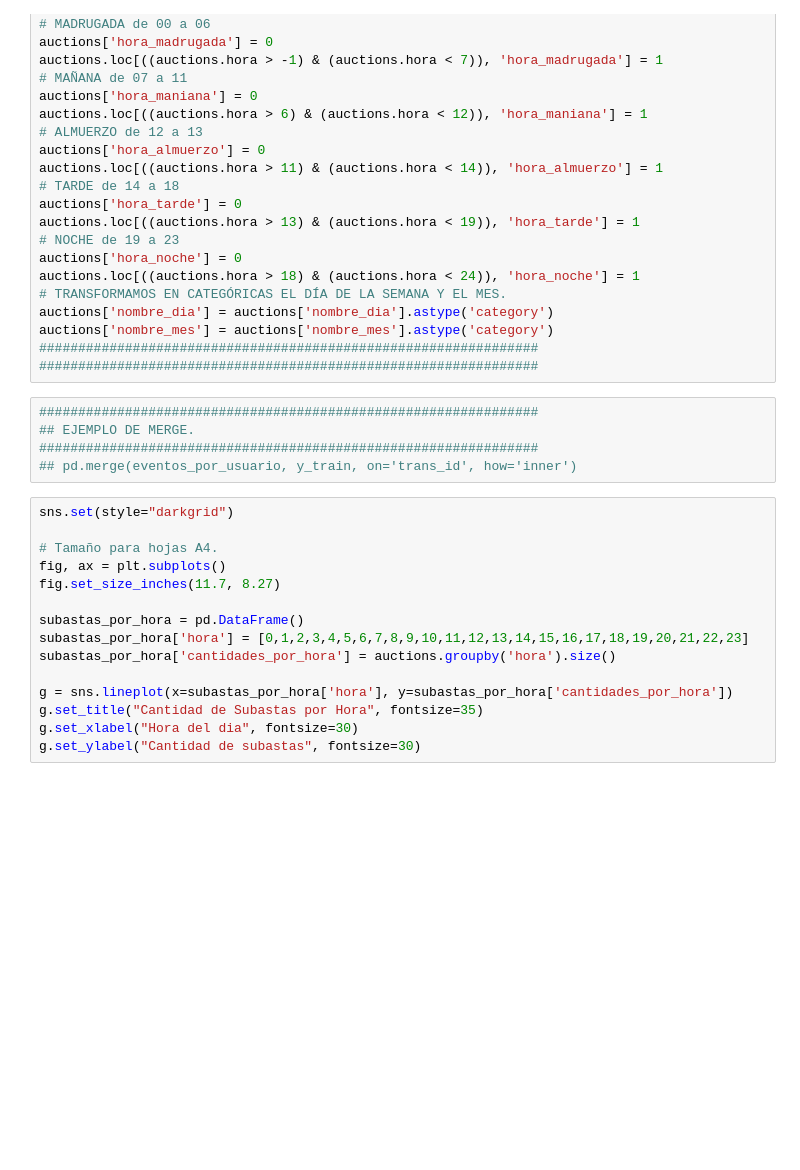
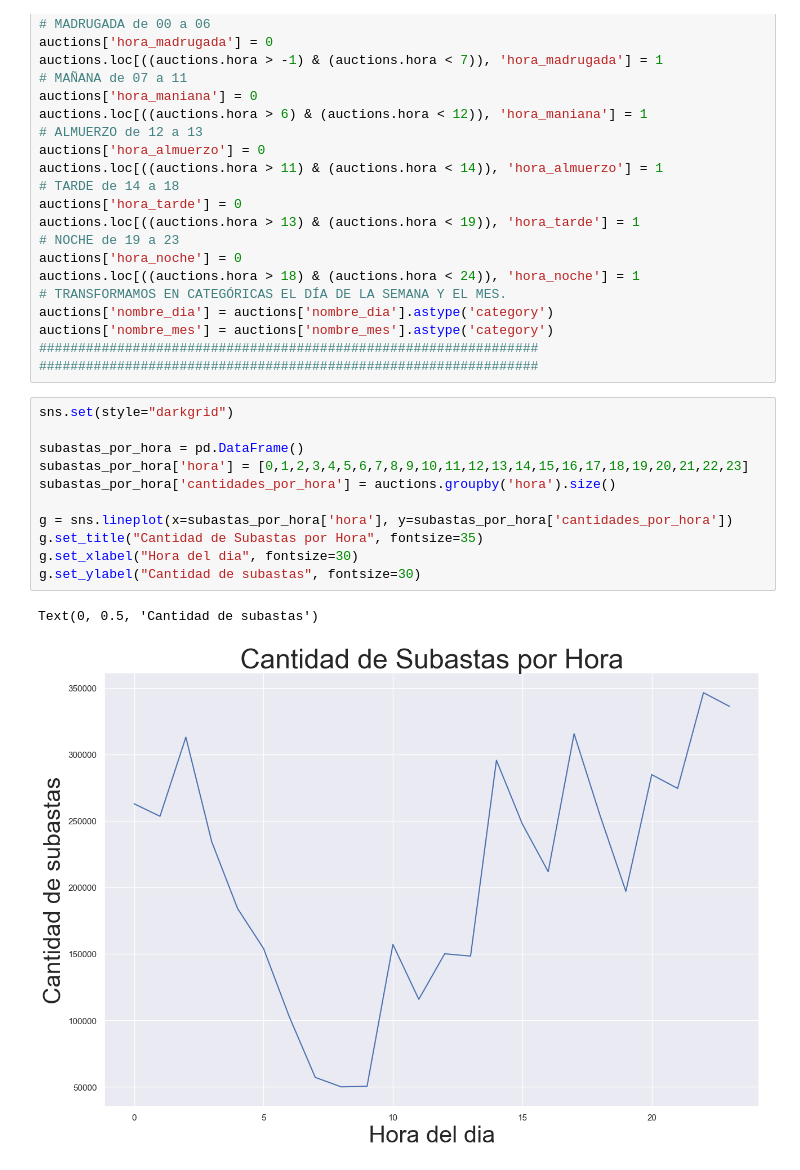
Before and after one commit to asilvestri2020/7506_1C2019, a Jupyter notebook: TP1/TP1_PATO.ipynb, the cells around one changed output. Cells and saved outputs as stored; diff of their text form; blank space fills up the shorter version.

```diff
--- a/TP1/TP1_PATO.ipynb
+++ b/TP1/TP1_PATO.ipynb
@@ -232,23 +232,17 @@ auctions['nombre_dia'] = auctions['nombre_dia'].astype('category')
 auctions['nombre_mes'] = auctions['nombre_mes'].astype('category')
 ################################################################
 ################################################################
-# %%
-################################################################
-## EJEMPLO DE MERGE.
-################################################################
-## pd.merge(eventos_por_usuario, y_train, on='trans_id', how='inner')
 # %%
 sns.set(style="darkgrid")
-
-# Tamaño para hojas A4.
-fig, ax = plt.subplots()
-fig.set_size_inches(11.7, 8.27)
 
 subastas_por_hora = pd.DataFrame()
 subastas_por_hora['hora'] = [0,1,2,3,4,5,6,7,8,9,10,11,12,13,14,15,16,17,18,19,20,21,22,23]
 subastas_por_hora['cantidades_por_hora'] = auctions.groupby('hora').size()
 
 g = sns.lineplot(x=subastas_por_hora['hora'], y=subastas_por_hora['cantidades_por_hora'])
 g.set_title("Cantidad de Subastas por Hora", fontsize=35)
 g.set_xlabel("Hora del dia", fontsize=30)
 g.set_ylabel("Cantidad de subastas", fontsize=30)
+# %% [output]
+Text(0, 0.5, 'Cantidad de subastas')
+[figure, added]
```
